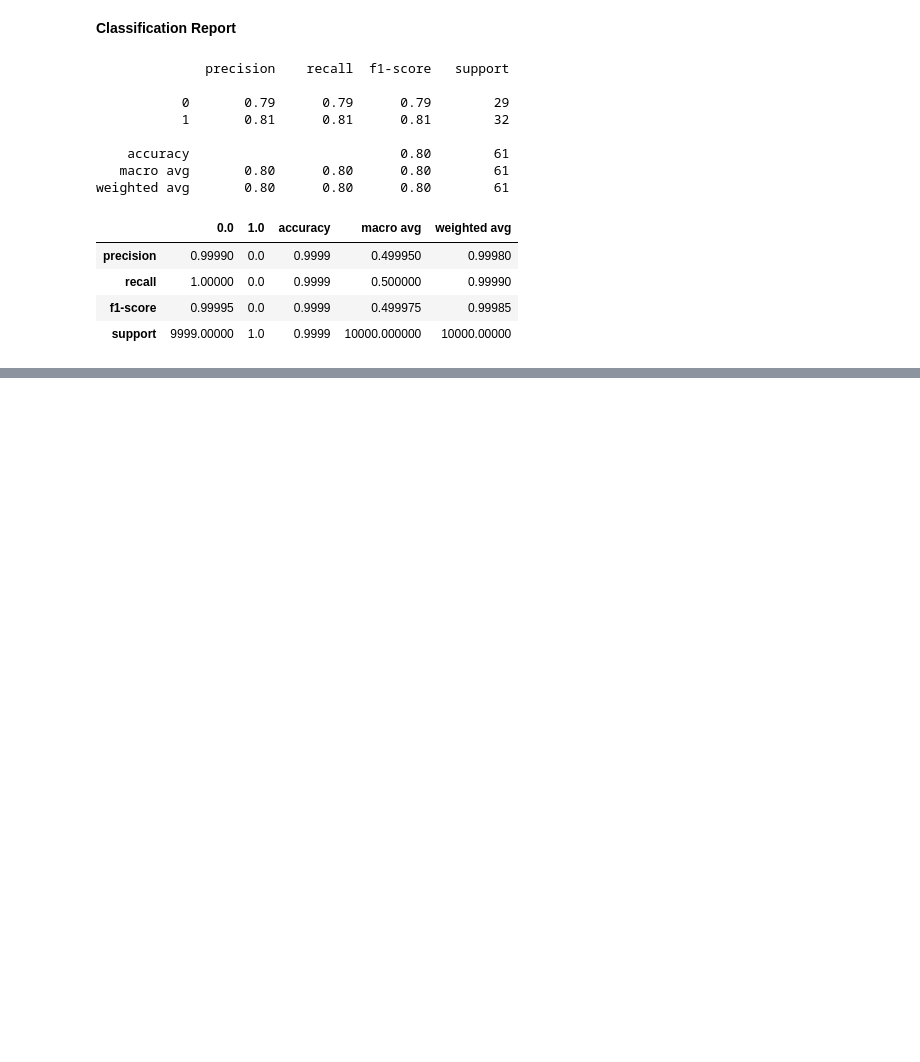
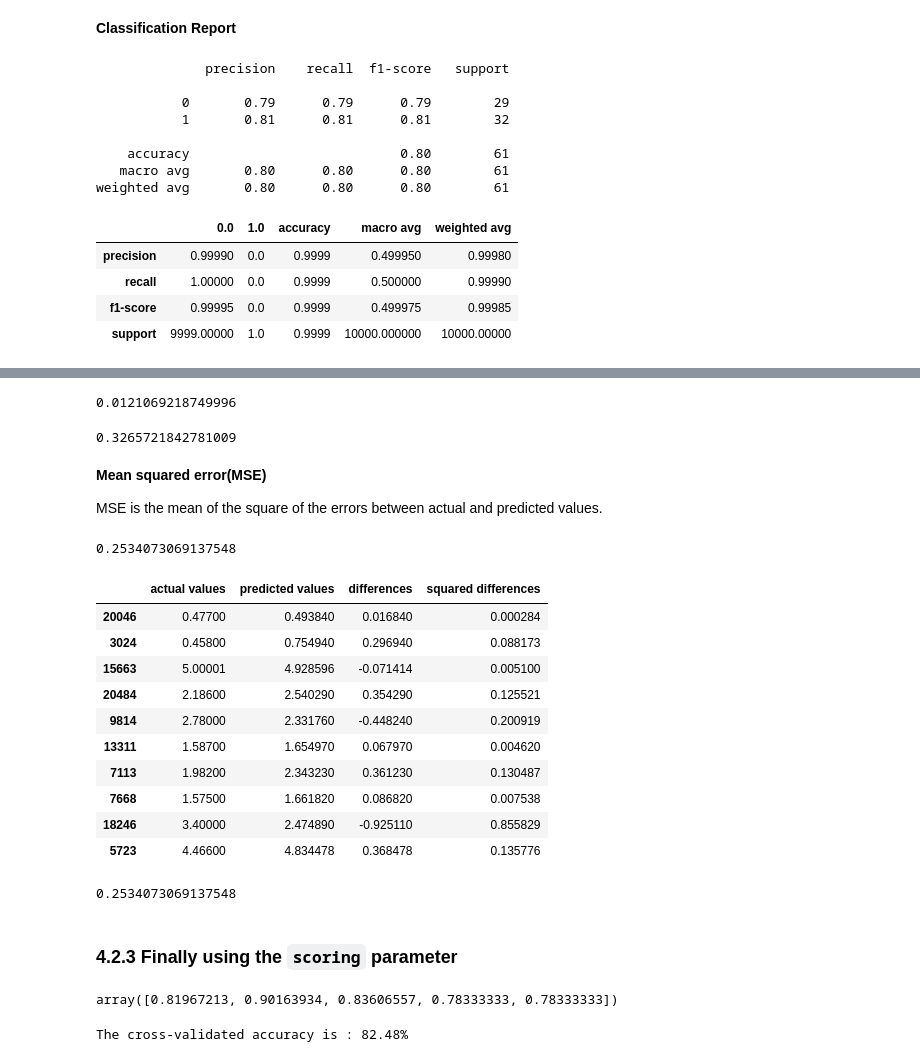
Before and after one commit to AbhishekChamp/Machine_Learning_ZTM, a Jupyter notebook: 01_Scikit_Learn/introduction_to_sklearn.ipynb, the cells around one changed output, grey strips where cells are left out. Saved outputs shown, nothing was run; the diff lists cells and outputs as text; code cells hidden in the pictures; blank space fills up the shorter version.

```diff
--- a/01_Scikit_Learn/introduction_to_sklearn.ipynb
+++ b/01_Scikit_Learn/introduction_to_sklearn.ipynb
@@ -1282,0 +1290,12 @@ pd.DataFrame(classification_report(disease_true, disease_preds, output_dict=True
+# %%
+from sklearn.ensemble import RandomForestRegressor
+
+np.random.seed(42)
+
+X = housing_df.drop('target', axis=1)
+y = housing_df['target']
+
+X_train, X_test, y_train, y_test = train_test_split(X, y, test_size=0.2)
+
+model = RandomForestRegressor()
+model.fit(X_train, y_train)
@@ -1282,0 +1347,6 @@ pd.DataFrame(classification_report(disease_true, disease_preds, output_dict=True
+# %%
+from sklearn.metrics import mean_absolute_error
+
+y_preds = model.predict(X_test)
+mae = mean_absolute_error(y_test, y_preds)
+mae
@@ -1282,0 +1355,4 @@ pd.DataFrame(classification_report(disease_true, disease_preds, output_dict=True
+# %%
+df = pd.DataFrame(data= {'actual values': y_test, 'predicted values': y_preds})
+df['differences'] = df['predicted values'] - df['actual values']
+df.head(10)
@@ -1282,0 +1371,42 @@ pd.DataFrame(classification_report(disease_true, disease_preds, output_dict=True
+# %%
+df['differences'].mean()
+# %% [output]
+0.0121069218749996
+# %%
+np.abs(df['differences']).mean()
+# %% [output]
+0.3265721842781009
+# %% [markdown]
+**Mean squared error(MSE)**
+
+MSE is the mean of the square of the errors between actual and predicted values.
+# %%
+from sklearn.metrics import mean_squared_error
+
+y_preds = model.predict(X_test)
+mse = mean_squared_error(y_test, y_preds)
+mse
+# %% [output]
+0.2534073069137548
+# %%
+df['squared differences'] = np.square(df['differences'])
+df.head(10)
+# %% [output]
+|  | actual values | predicted values | differences | squared differences |
+| 20046 | 0.47700 | 0.493840 | 0.016840 | 0.000284 |
+| 3024 | 0.45800 | 0.754940 | 0.296940 | 0.088173 |
+| 15663 | 5.00001 | 4.928596 | -0.071414 | 0.005100 |
+| 20484 | 2.18600 | 2.540290 | 0.354290 | 0.125521 |
+| 9814 | 2.78000 | 2.331760 | -0.448240 | 0.200919 |
+| 13311 | 1.58700 | 1.654970 | 0.067970 | 0.004620 |
+| 7113 | 1.98200 | 2.343230 | 0.361230 | 0.130487 |
+| 7668 | 1.57500 | 1.661820 | 0.086820 | 0.007538 |
+| 18246 | 3.40000 | 2.474890 | -0.925110 | 0.855829 |
+| 5723 | 4.46600 | 4.834478 | 0.368478 | 0.135776 |
+# %%
+squared = np.square(df['differences'])
+squared.mean()
+# %% [output]
+0.2534073069137548
+# %% [markdown]
+### 4.2.3 Finally using the `scoring` parameter
@@ -1282,0 +1423,13 @@ pd.DataFrame(classification_report(disease_true, disease_preds, output_dict=True
+# %%
+np.random.seed(42)
+
+# Cross-validation accuracy
+cv_acc = cross_val_score(clf, X, y, cv=5, scoring=None) # if scoring = None, then the default value of scoring is accuracy for classification models
+cv_acc
+# %% [output]
+array([0.81967213, 0.90163934, 0.83606557, 0.78333333, 0.78333333])
+# %%
+# Cross-validated accuracy
+print(f"The cross-validated accuracy is : {np.mean(cv_acc)*100:.2f}%")
+# %% [output]
+The cross-validated accuracy is : 82.48%
```
Also changed, not shown: parts of 44 cells of this notebook, 1 other file.
